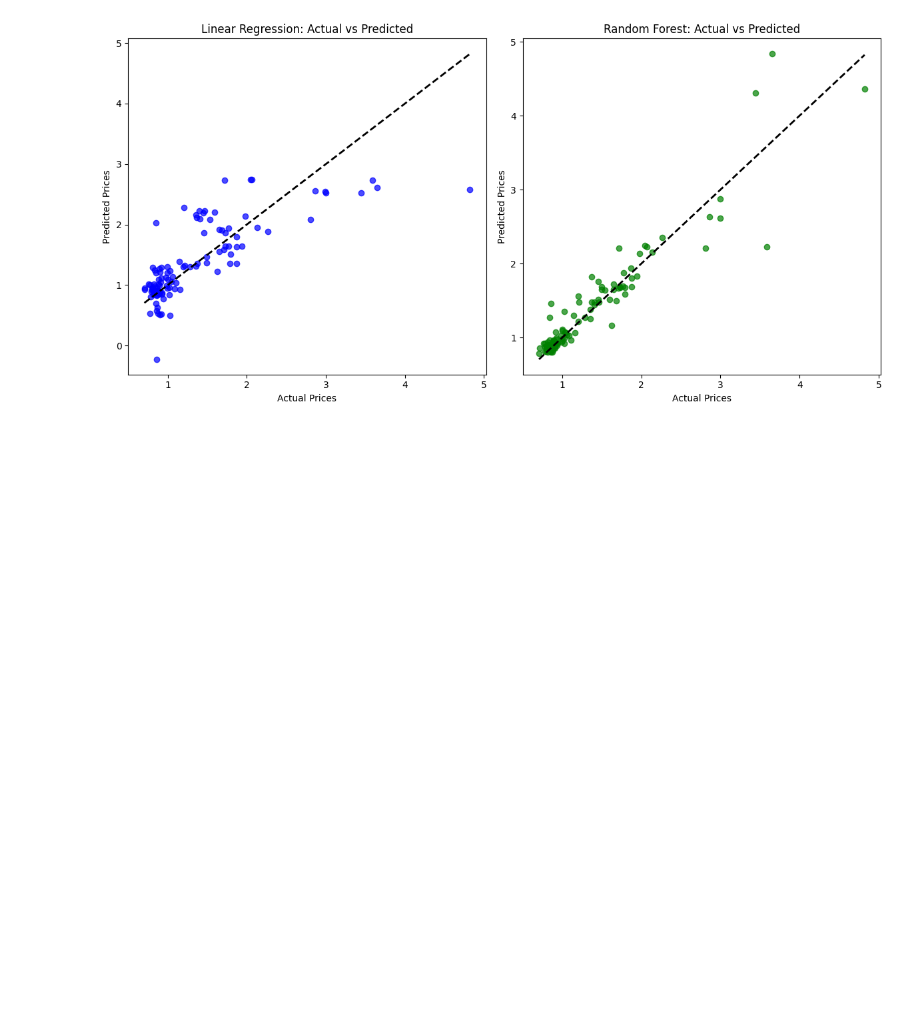
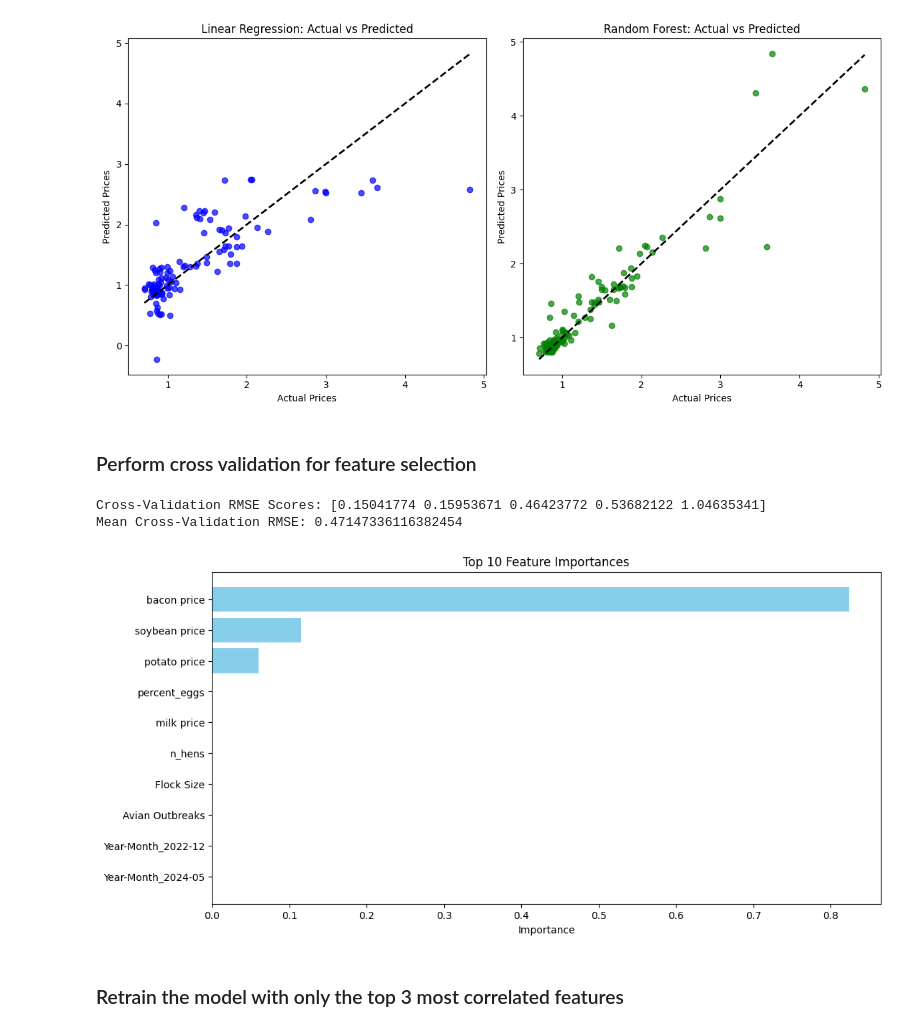
Before and after one commit to xeniachen-01/142a-eggs, a Jupyter notebook: project.ipynb, the cells around one changed output. Drawn from its saved outputs; the diff is of its cells as text; code cells hidden in the pictures; blank space fills up the shorter version.

```diff
--- a/project.ipynb
+++ b/project.ipynb
@@ -416,3 +420,46 @@ plt.tight_layout()
 plt.show()
 # %% [output]
 [figure]
+# %% [markdown]
+### Perform cross validation for feature selection
+# %%
+# Perform cross validation for feature selection
+from sklearn.model_selection import cross_val_score
+from sklearn.feature_selection import SelectFromModel
+from sklearn.ensemble import RandomForestRegressor
+from sklearn.pipeline import Pipeline
+from sklearn.preprocessing import StandardScaler
+
+# Create a pipeline with scaling and feature selection
+pipeline = Pipeline(steps=[
+    ('scaler', StandardScaler()),
+    ('feature_selection', SelectFromModel(RandomForestRegressor(random_state=42))),
+    ('model', RandomForestRegressor(random_state=42))
+])
+# Perform cross-validation
+cv_scores = cross_val_score(pipeline, X_imputed, y_clean, cv=5, scoring='neg_mean_squared_error')
+# Convert negative MSE to RMSE
+rmse_scores = (-cv_scores) ** 0.5
+# Print the RMSE scores for each fold
+print("Cross-Validation RMSE Scores:", rmse_scores)
+# Print the mean RMSE score
+print("Mean Cross-Validation RMSE:", rmse_scores.mean())
+# Feature importance from Random Forest model
+rf_model = RandomForestRegressor(random_state=42)
+rf_model.fit(X_imputed, y_clean)
+importances = rf_model.feature_importances_
+feature_names = X_imputed.columns
+importances_df = pd.DataFrame({'Feature': feature_names, 'Importance': importances})
+importances_df = importances_df.sort_values(by='Importance', ascending=False)
+importances_df.head(10)
+# Plot feature importances
+plt.figure(figsize=(12, 6))
+plt.barh(importances_df['Feature'][:10], importances_df['Importance'][:10], color='skyblue')
+plt.xlabel('Importance')
+plt.title('Top 10 Feature Importances')
+plt.gca().invert_yaxis()
+plt.show()
+# %% [output]
+Cross-Validation RMSE Scores: [0.15041774 0.15953671 0.46423772 0.53682122 1.04635341]
+Mean Cross-Validation RMSE: 0.47147336116382454
+[figure, added]
@@ -418,0 +470,2 @@ plt.show()
+# %% [markdown]
+### Retrain the model with only the top 3 most correlated features
```
Also changed, not shown: parts of 5 cells of this notebook, 3 other files.
